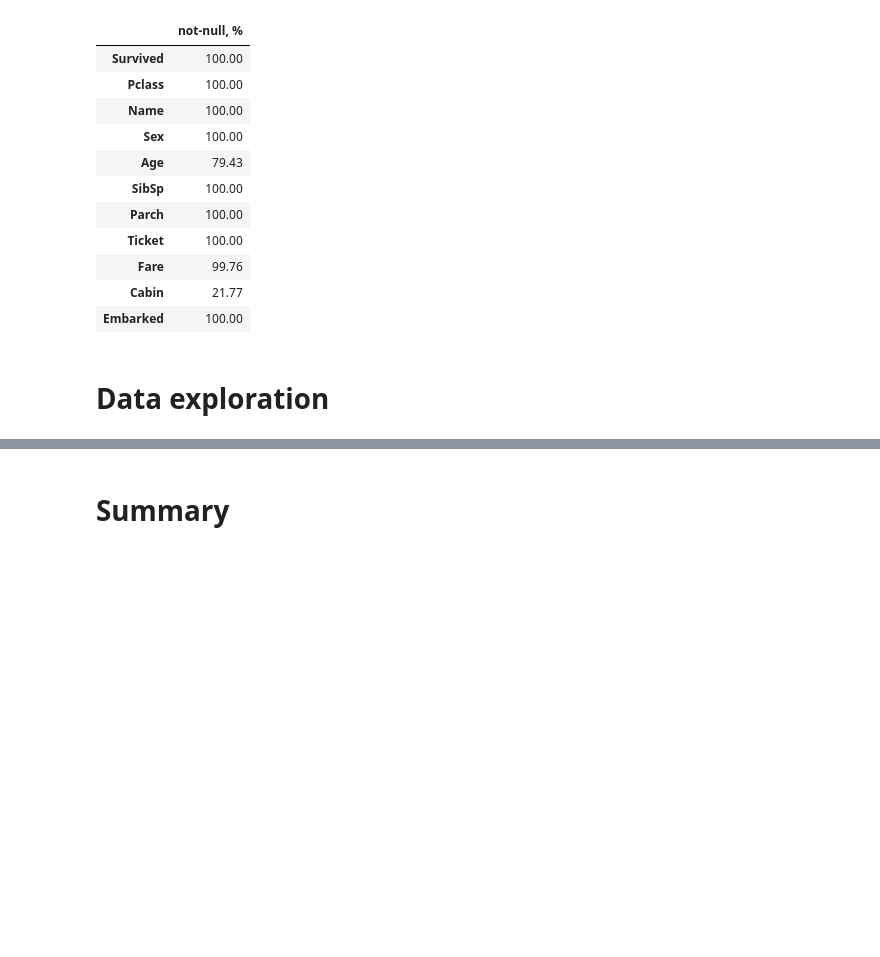
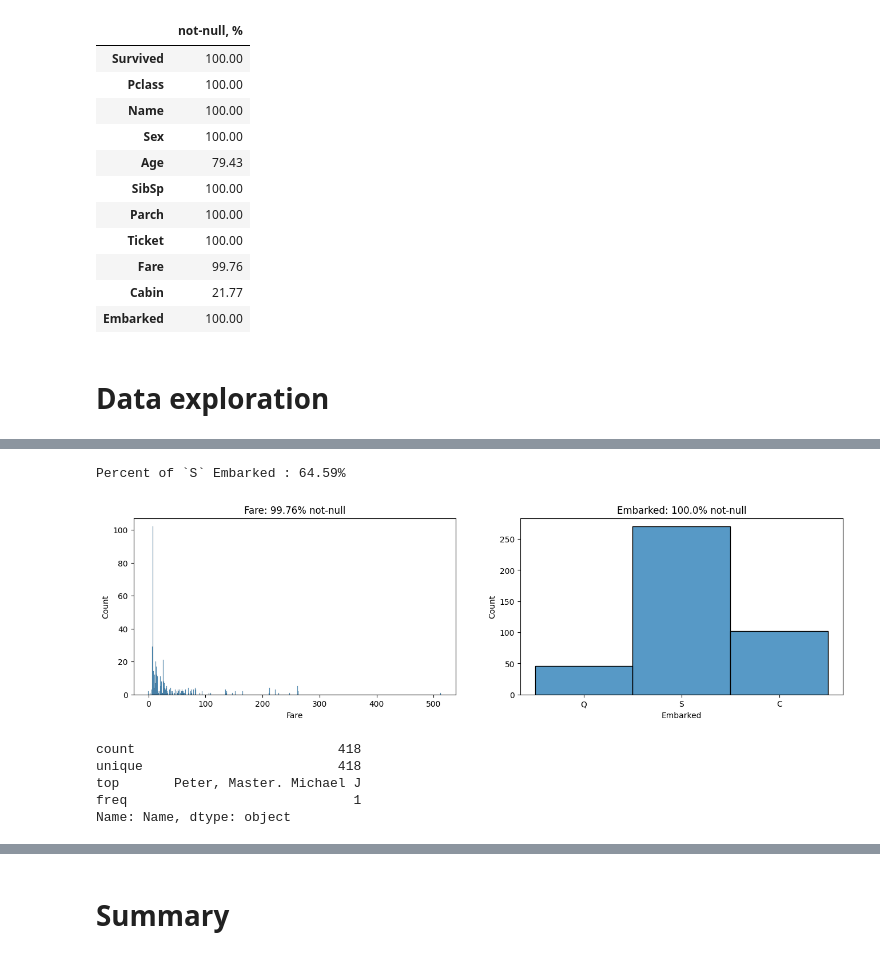
Before and after one commit to kri1mka/ml-intro, a Jupyter notebook: 2_data_exploration/eda.ipynb, the cells around one changed output, grey strips where cells are left out. Saved outputs shown, nothing was run; the diff lists cells and outputs as text; code cells hidden in the pictures; blank space fills up the shorter version.

```diff
--- a/2_data_exploration/eda.ipynb
+++ b/2_data_exploration/eda.ipynb
@@ -86,0 +134,23 @@ notnull_percent
+# %%
+fig, axes = plt.subplots(ncols=2, nrows=1, figsize=(16,4))
+sns.histplot(titanic_data, x ='Fare', discrete=True, ax = axes[0])
+axes[0].set_title(f'Fare: {fare_not0_percent}% not-null')
+
+sns.histplot(titanic_data, x = 'Embarked', discrete=True, ax = axes[1])
+axes[1].set_title(f'Embarked: {embarked_not0_percent}% not-null')
+
+embarked_percent = ((titanic_data.Embarked[titanic_data['Embarked'] == 'S'].count()) / (titanic_data.Parch.count()) * 100).round(2)
+print(f'Percent of `S` Embarked : {embarked_percent}%')
+# %% [output]
+Percent of `S` Embarked : 64.59%
+[figure, added]
+# %%
+titanic_data['LastName'] = titanic_data.Name.map(lambda p: p.split(',')[0])
+titanic_data['FirstName'] = titanic_data.Name.map(lambda p: p.split('.')[1].split()[0])
+titanic_data.Name.describe()
+# %% [output]
+count                          418
+unique                         418
+top       Peter, Master. Michael J
+freq                             1
+Name: Name, dtype: object
```
Also changed, not shown: parts of 25 cells of this notebook.
